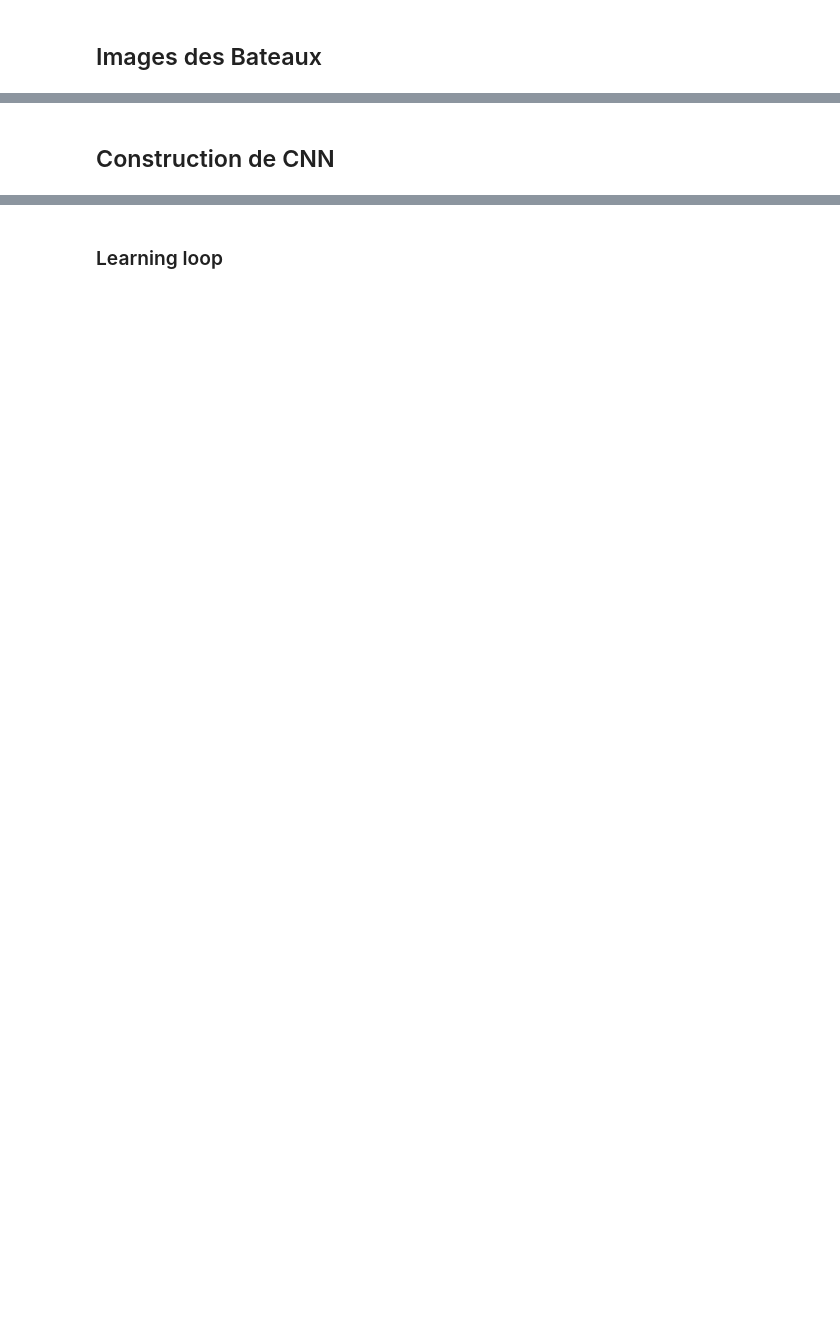
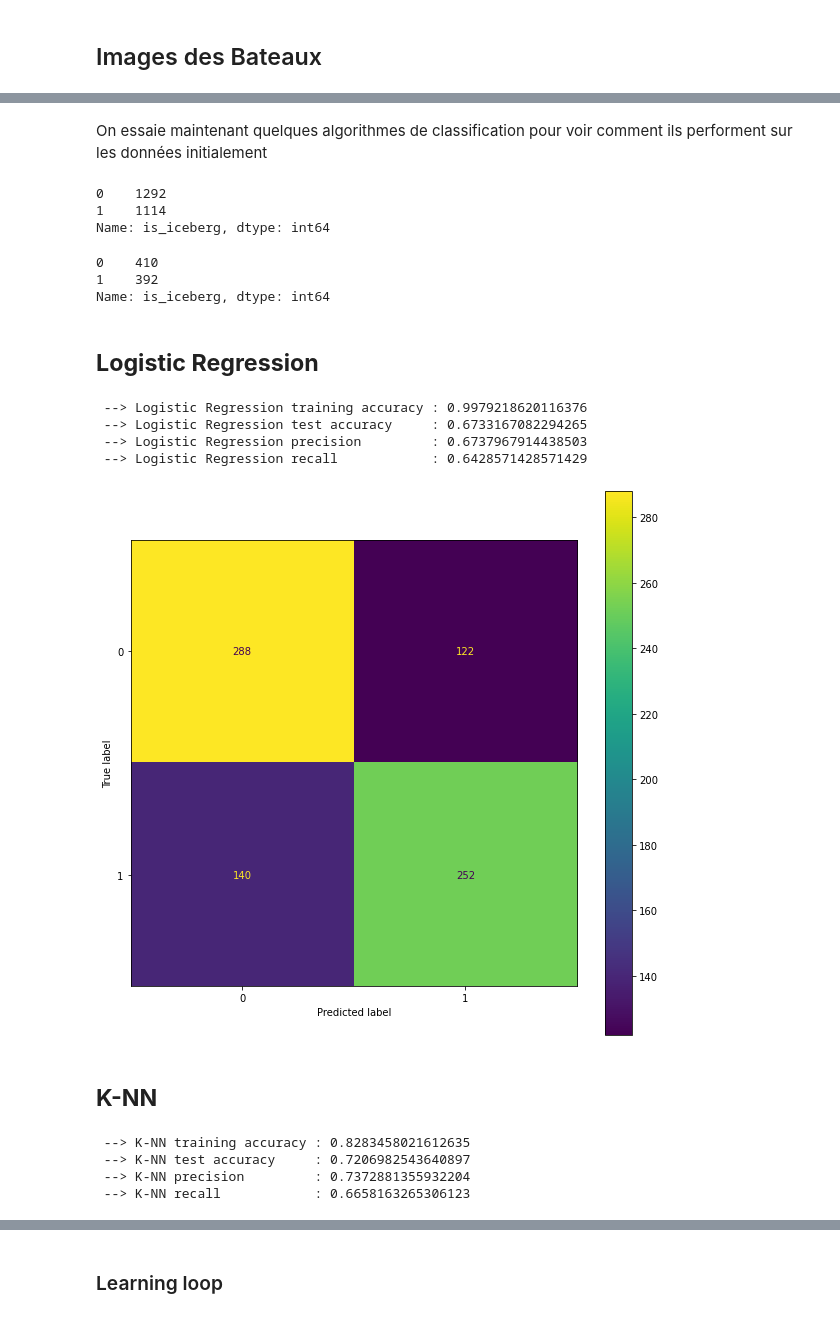
Before and after one commit to MohamedElfallah/Iceberg_classification, a Jupyter notebook: data_prepar_viz.ipynb, the cells around one changed output, grey strips where cells are left out. Cells and saved outputs as stored; diff of their text form; code cells hidden in the pictures; blank space fills up the shorter version.

```diff
--- a/data_prepar_viz.ipynb
+++ b/data_prepar_viz.ipynb
@@ -99,2 +159,58 @@ for i in range(16):
-# %% [markdown]
-## Construction de CNN
+# %% [markdown]
+On essaie maintenant quelques algorithmes de classification pour voir comment ils performent sur les données initialement
+# %%
+from sklearn.model_selection import train_test_split
+X= pd.DataFrame(df["image"].to_list())
+Y = df["is_iceberg"]
+X_train , X_test , Y_train, Y_test= train_test_split(X, Y)
+# %%
+Y_train.value_counts()
+# %% [output]
+0    1292
+1    1114
+Name: is_iceberg, dtype: int64
+# %%
+Y_test.value_counts()
+# %% [output]
+0    410
+1    392
+Name: is_iceberg, dtype: int64
+# %% [markdown]
+## **Logistic Regression**
+# %%
+from sklearn.linear_model import LogisticRegression
+from sklearn.metrics import precision_score, recall_score, plot_confusion_matrix, accuracy_score
+lg = LogisticRegression()
+lg.fit(X_train, Y_train)
+lg_predictions = lg.predict(X_test)
+print(f" --> Logistic Regression training accuracy : {lg.score(X_train, Y_train)}")
+print(f" --> Logistic Regression test accuracy     : {lg.score(X_test, Y_test)}")
+print(f" --> Logistic Regression precision         : {precision_score(Y_test, lg_predictions)}")
+print(f" --> Logistic Regression recall            : {recall_score(Y_test, lg_predictions)}")
+# %% [output]
+ --> Logistic Regression training accuracy : 0.9979218620116376
+ --> Logistic Regression test accuracy     : 0.6733167082294265
+ --> Logistic Regression precision         : 0.6737967914438503
+ --> Logistic Regression recall            : 0.6428571428571429
+# %%
+fig, ax = plt.subplots(figsize=(10,10))
+plot_confusion_matrix(lg, X_test, Y_test, ax=ax)
+plt.show()
+# %% [output]
+[figure, added]
+# %% [markdown]
+## **K-NN**
+# %%
+from sklearn.neighbors import KNeighborsClassifier
+knn = KNeighborsClassifier(n_neighbors=5)
+knn.fit(X_train, Y_train)
+pred_knn = knn.predict(X_test)
+print(f" --> K-NN training accuracy : {knn.score(X_train, Y_train)}")
+print(f" --> K-NN test accuracy     : {knn.score(X_test, Y_test)}")
+print(f" --> K-NN precision         : {precision_score(Y_test, pred_knn)}")
+print(f" --> K-NN recall            : {recall_score(Y_test, pred_knn)}")
+# %% [output]
+ --> K-NN training accuracy : 0.8283458021612635
+ --> K-NN test accuracy     : 0.7206982543640897
+ --> K-NN precision         : 0.7372881355932204
+ --> K-NN recall            : 0.6658163265306123
```
Also changed, not shown: parts of 55 cells of this notebook.
